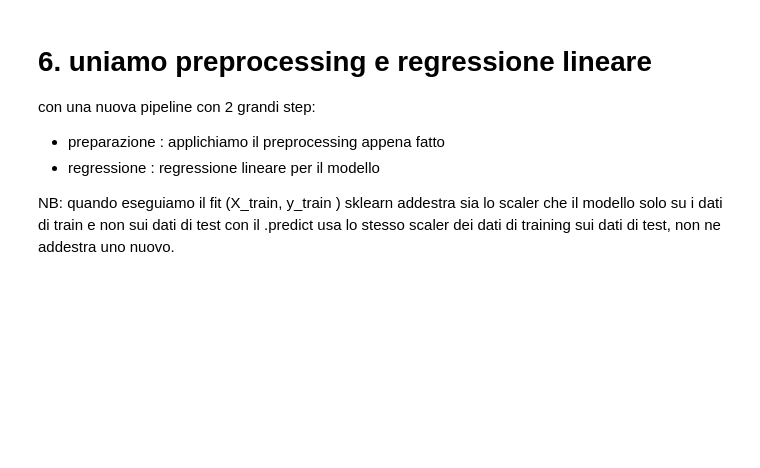
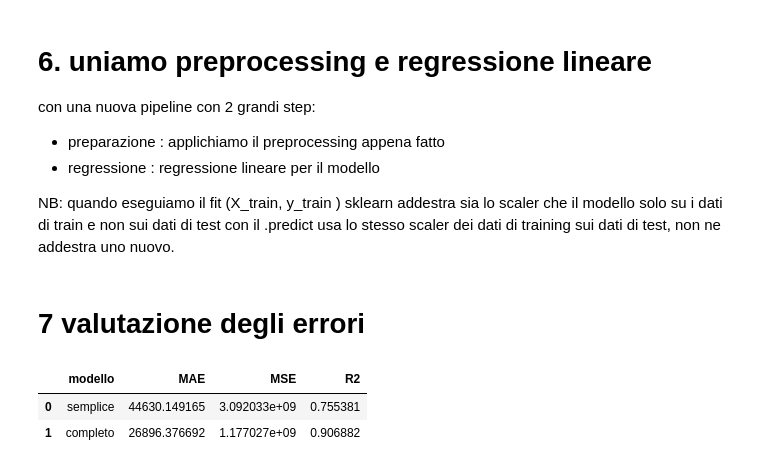
Before and after one commit to chiarascagliolainfor-svg/MLDL-2026, a Jupyter notebook: 2_pipeline_regressione/notebook.ipynb, the cells around one changed output. Saved outputs shown, nothing was run; the diff lists cells and outputs as text; code cells hidden in the pictures; blank space fills up the shorter version.

```diff
--- a/2_pipeline_regressione/notebook.ipynb
+++ b/2_pipeline_regressione/notebook.ipynb
@@ -244,3 +245,16 @@ from copy import copy
 modello_completo = Pipeline(steps = [('preprocessing', copy(preprocessing) ),('regressione', LinearRegression())])
 modello_completo.fit(X_train, y_train)
 risultati_completo = modello_completo.predict(X_test)
+# %% [markdown]
+# 7 valutazione degli errori
+# %%
+MAE_modello_completo = mean_absolute_error(y_test, risultati_completo)
+MSE_modello_completo = mean_squared_error(y_test, risultati_completo)
+r2_modello_completo = r2_score(y_test,risultati_completo)
+# %%
+risultati_modelli = pd.DataFrame({'modello': ['semplice', 'completo'], 'MAE':[MAE_modello_semplice,MAE_modello_completo], 'MSE':[MSE_modello_semplice,MSE_modello_completo], 'R2':[r2_modello_semplice,r2_modello_completo]})
+risultati_modelli
+# %% [output]
+|  | modello | MAE | MSE | R2 |
+| 0 | semplice | 44630.149165 | 3.092033e+09 | 0.755381 |
+| 1 | completo | 26896.376692 | 1.177027e+09 | 0.906882 |
```
Also changed, not shown: parts of 4 cells of this notebook.
